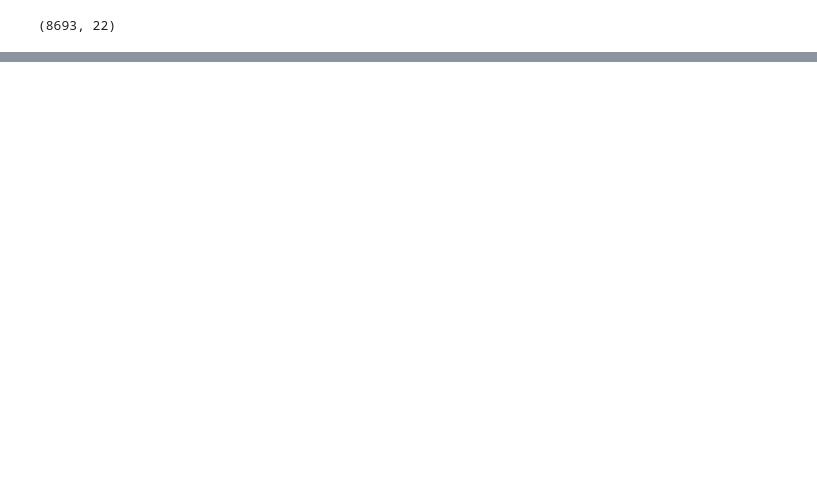
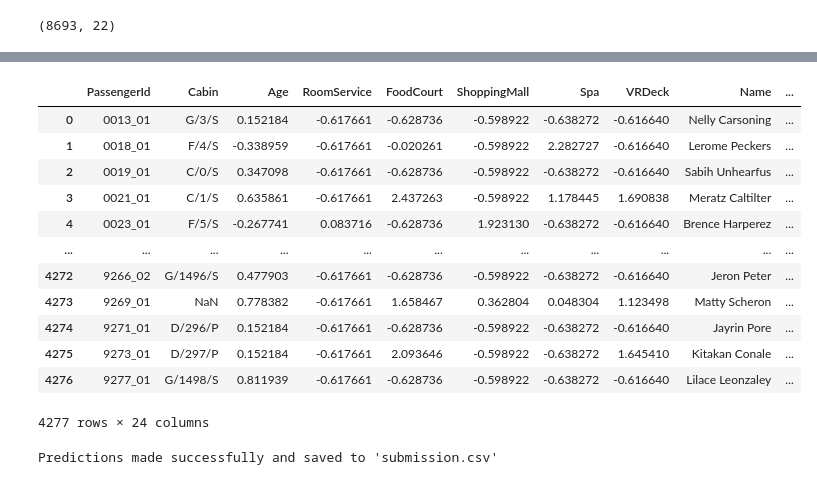
Before and after one commit to sndpwrites/Kaggle-competition, a Jupyter notebook: Spaceship Titanic/spaceship_titanic.ipynb, the cells around one changed output, grey strips where cells are left out. Saved outputs shown, nothing was run; the diff lists cells and outputs as text; code cells hidden in the pictures; blank space fills up the shorter version.

```diff
--- a/Spaceship Titanic/spaceship_titanic.ipynb
+++ b/Spaceship Titanic/spaceship_titanic.ipynb
@@ -258,0 +336,22 @@ df.shape
+# %%
+# 2. Missing Value Imputation
+categorical_cols = ['HomePlanet', 'CryoSleep', 'Destination', 'VIP', 'Deck', 'Side']
+numerical_cols = ['Age', 'RoomService', 'FoodCourt', 'ShoppingMall', 'Spa', 'VRDeck']
+# %%
+
+# Convert `Cabin_num` to numeric, and fill missing values with the median
+test_df['Cabin_num'] = pd.to_numeric(test_df['Cabin_num'], errors='coerce')
+test_df['Cabin_num'] = test_df['Cabin_num'].fillna(df['Cabin_num'].median())
+
+# 3. Log Transformation
+numerical_cols = ['Age', 'RoomService', 'FoodCourt', 'ShoppingMall', 'Spa', 'VRDeck']
+for col in numerical_cols:
+    test_df[col] = test_df[col].replace(0, 1)
+    test_df[col] = np.log1p(test_df[col])
+
+# 4. Categorical Encoding
+test_df = pd.get_dummies(test_df, columns=categorical_cols, drop_first=True)
+
+# 5. Feature Scaling
+numerical_cols = ['Age', 'RoomService', 'FoodCourt', 'ShoppingMall', 'Spa', 'VRDeck', 'Cabin_num']
+test_df[numerical_cols] = scaler.transform(test_df[numerical_cols])  # Use scaler fitted on training data
@@ -258,0 +364,25 @@ df.shape
+# %%
+test_df
+# %% [output]
+|  | PassengerId | Cabin | Age | RoomService | FoodCourt | ShoppingMall | Spa | VRDeck | Name | ... |
+| 0 | 0013_01 | G/3/S | 0.152184 | -0.617661 | -0.628736 | -0.598922 | -0.638272 | -0.616640 | Nelly Carsoning | ... |
+| 1 | 0018_01 | F/4/S | -0.338959 | -0.617661 | -0.020261 | -0.598922 | 2.282727 | -0.616640 | Lerome Peckers | ... |
+| 2 | 0019_01 | C/0/S | 0.347098 | -0.617661 | -0.628736 | -0.598922 | -0.638272 | -0.616640 | Sabih Unhearfus | ... |
+| 3 | 0021_01 | C/1/S | 0.635861 | -0.617661 | 2.437263 | -0.598922 | 1.178445 | 1.690838 | Meratz Caltilter | ... |
+| 4 | 0023_01 | F/5/S | -0.267741 | 0.083716 | -0.628736 | 1.923130 | -0.638272 | -0.616640 | Brence Harperez | ... |
+| ... | ... | ... | ... | ... | ... | ... | ... | ... | ... | ... |
+| 4272 | 9266_02 | G/1496/S | 0.477903 | -0.617661 | -0.628736 | -0.598922 | -0.638272 | -0.616640 | Jeron Peter | ... |
+| 4273 | 9269_01 | NaN | 0.778382 | -0.617661 | 1.658467 | 0.362804 | 0.048304 | 1.123498 | Matty Scheron | ... |
+| 4274 | 9271_01 | D/296/P | 0.152184 | -0.617661 | -0.628736 | -0.598922 | -0.638272 | -0.616640 | Jayrin Pore | ... |
+| 4275 | 9273_01 | D/297/P | 0.152184 | -0.617661 | 2.093646 | -0.598922 | -0.638272 | 1.645410 | Kitakan Conale | ... |
+| 4276 | 9277_01 | G/1498/S | 0.811939 | -0.617661 | -0.628736 | -0.598922 | -0.638272 | -0.616640 | Lilace Leonzaley | ... |
+4277 rows × 24 columns
+# %%
+# # Prepare submission file (if needed)
+submission = pd.DataFrame({'PassengerId': test_df['PassengerId'], 'Transported': y_pred})
+submission['Transported'] = submission['Transported'].astype(bool) # Ensure bool type for submission
+submission.to_csv('submission.csv', index=False)
+
+print("Predictions made successfully and saved to 'submission.csv'")
+# %% [output]
+Predictions made successfully and saved to 'submission.csv'
```
Also changed, not shown: parts of 12 cells of this notebook.
